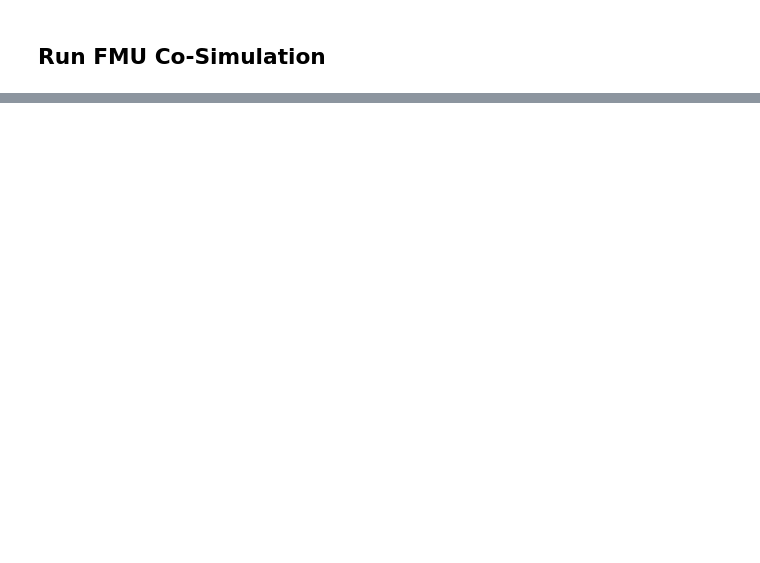
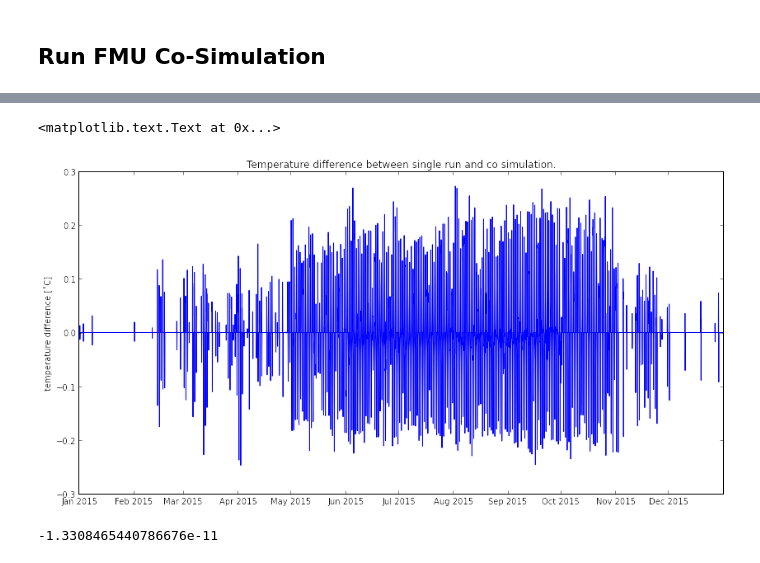
Before and after one commit to timtroendle/notebooks, a Jupyter notebook: demo-energyplus-co-simulation.ipynb, the cells around one changed output, grey strips where cells are left out. Drawn from its saved outputs; the diff is of its cells as text; code cells hidden in the pictures; blank space fills up the shorter version.

```diff
--- a/demo-energyplus-co-simulation.ipynb
+++ b/demo-energyplus-co-simulation.ipynb
@@ -111,0 +199,11 @@ The main developer of PyFMI [stated at the end of 2015](http://www.jmodelica.org
+# %%
+plt.plot(diff.index, diff)
+plt.ylabel(u'temperature difference [˚C]')
+plt.title('Temperature difference between single run and co simulation.')
+# %% [output]
+<matplotlib.text.Text at 0x...>
+[figure, added]
+# %%
+diff.sum()
+# %% [output]
+-1.3308465440786676e-11
```
Also changed, not shown: parts of 21 cells of this notebook, 1 other file.
